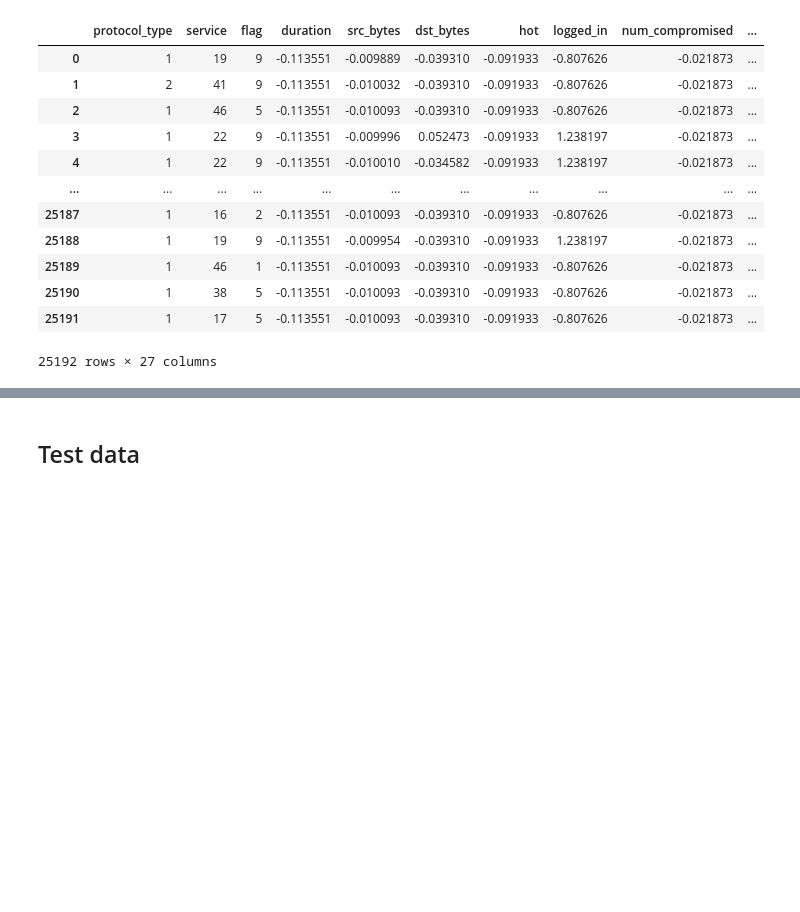
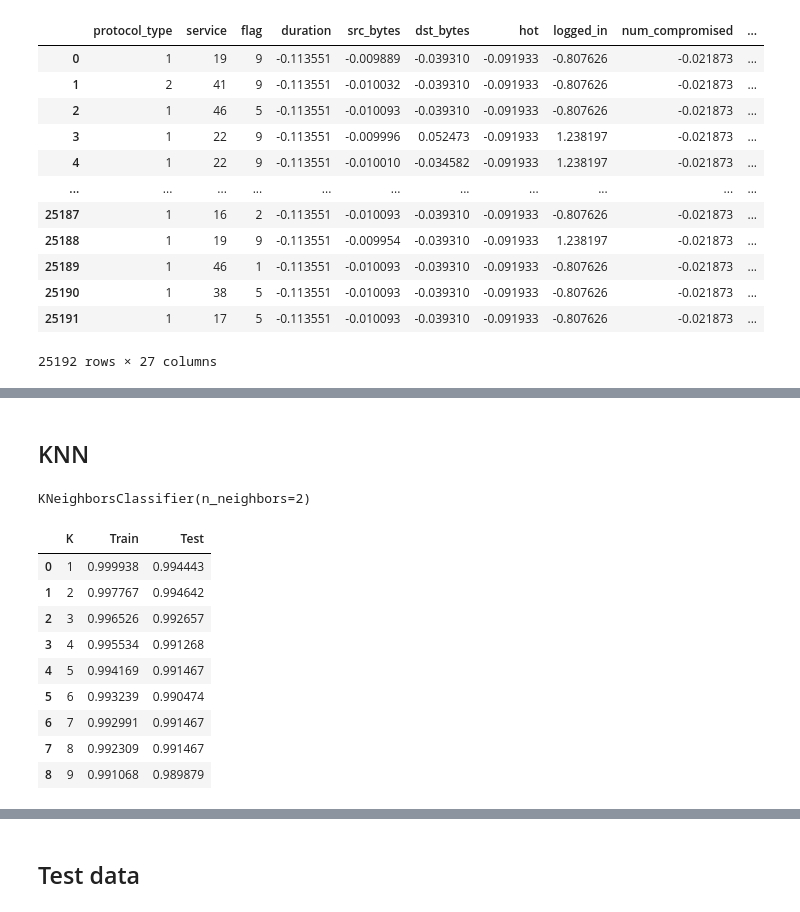
Before and after one commit to mein0121/Intrusion-Detection, a Jupyter notebook: 권진영/IntrusionDetection_Jin.ipynb, the cells around one changed output, grey strips where cells are left out. Drawn from its saved outputs; the diff is of its cells as text; code cells hidden in the pictures; blank space fills up the shorter version.

```diff
--- a/권진영/IntrusionDetection_Jin.ipynb
+++ b/권진영/IntrusionDetection_Jin.ipynb
@@ -611,0 +614,2 @@ X_train4
+# %%
+km.fit(train_x, val_x)
@@ -611,0 +630,39 @@ X_train4
+# %% [markdown]
+## KNN
+# %%
+from sklearn.neighbors import KNeighborsClassifier
+
+knn = KNeighborsClassifier(n_neighbors=2)
+# %%
+knn.fit(train_x, train_y)
+# %% [output]
+KNeighborsClassifier(n_neighbors=2)
+# %%
+k_list = range(1, 10)
+train_acc_list = []
+test_acc_list = []
+
+for k in k_list:
+    knn = KNeighborsClassifier(n_neighbors=k)
+    knn.fit(train_x, train_y)
+
+    pred_train = knn.predict(train_x)
+    pred_test = knn.predict(test_x)
+
+    train_acc_list.append(accuracy_score(train_y, pred_train))
+    test_acc_list.append(accuracy_score(test_y, pred_test))
+# %%
+pd.DataFrame(dict(K=k_list,
+                  Train=train_acc_list,
+                  Test=test_acc_list))
+# %% [output]
+|  | K | Train | Test |
+| 0 | 1 | 0.999938 | 0.994443 |
+| 1 | 2 | 0.997767 | 0.994642 |
+| 2 | 3 | 0.996526 | 0.992657 |
+| 3 | 4 | 0.995534 | 0.991268 |
+| 4 | 5 | 0.994169 | 0.991467 |
+| 5 | 6 | 0.993239 | 0.990474 |
+| 6 | 7 | 0.992991 | 0.991467 |
+| 7 | 8 | 0.992309 | 0.991467 |
+| 8 | 9 | 0.991068 | 0.989879 |
```
Also changed, not shown: parts of 36 cells of this notebook.
